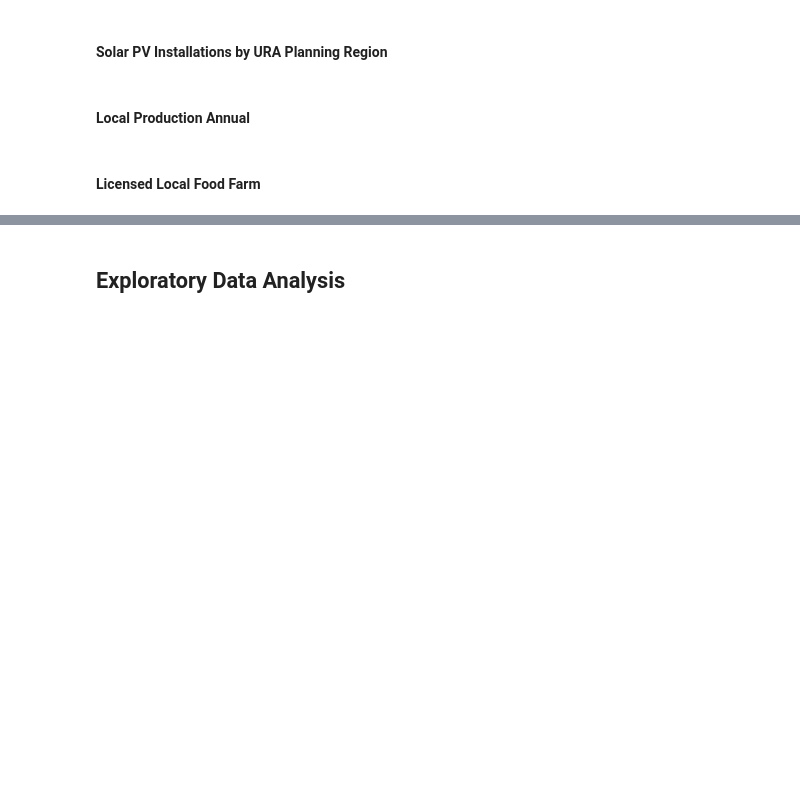
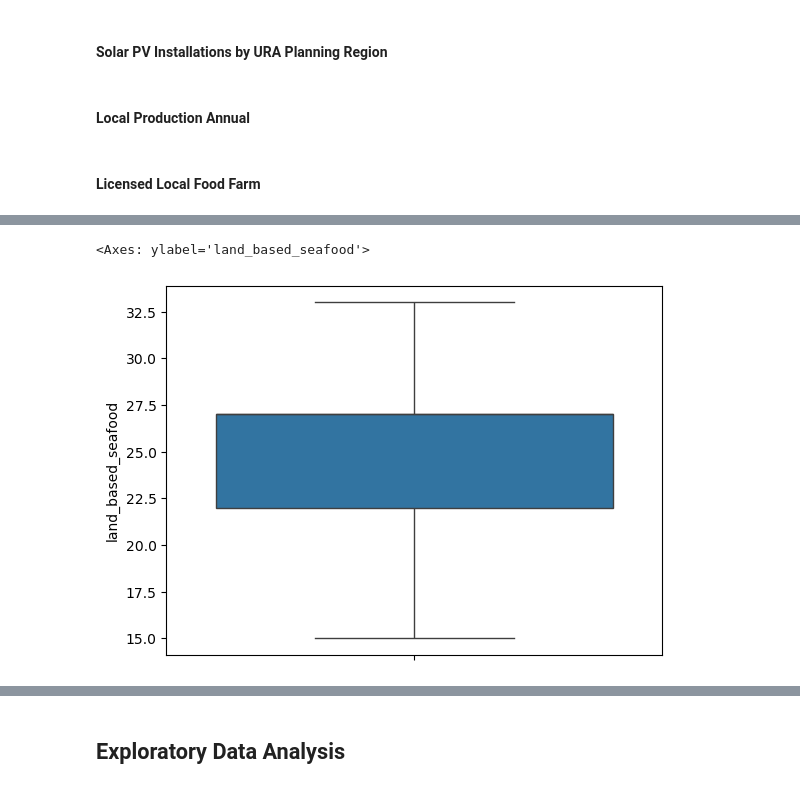
Before and after one commit to AngKokLeong/IPDS-CA2, a Jupyter notebook: report.ipynb, the cells around one changed output, grey strips where cells are left out. Cells and saved outputs as stored; diff of their text form; code cells hidden in the pictures; blank space fills up the shorter version.

```diff
--- a/report.ipynb
+++ b/report.ipynb
@@ -157,0 +168,5 @@ asdasd
+# %%
+seaborn.boxplot(licensed_local_food_farm_dataframe["land_based_seafood"])
+# %% [output]
+<Axes: ylabel='land_based_seafood'>
+[figure, added]
```
Also changed, not shown: parts of 122 cells of this notebook.
